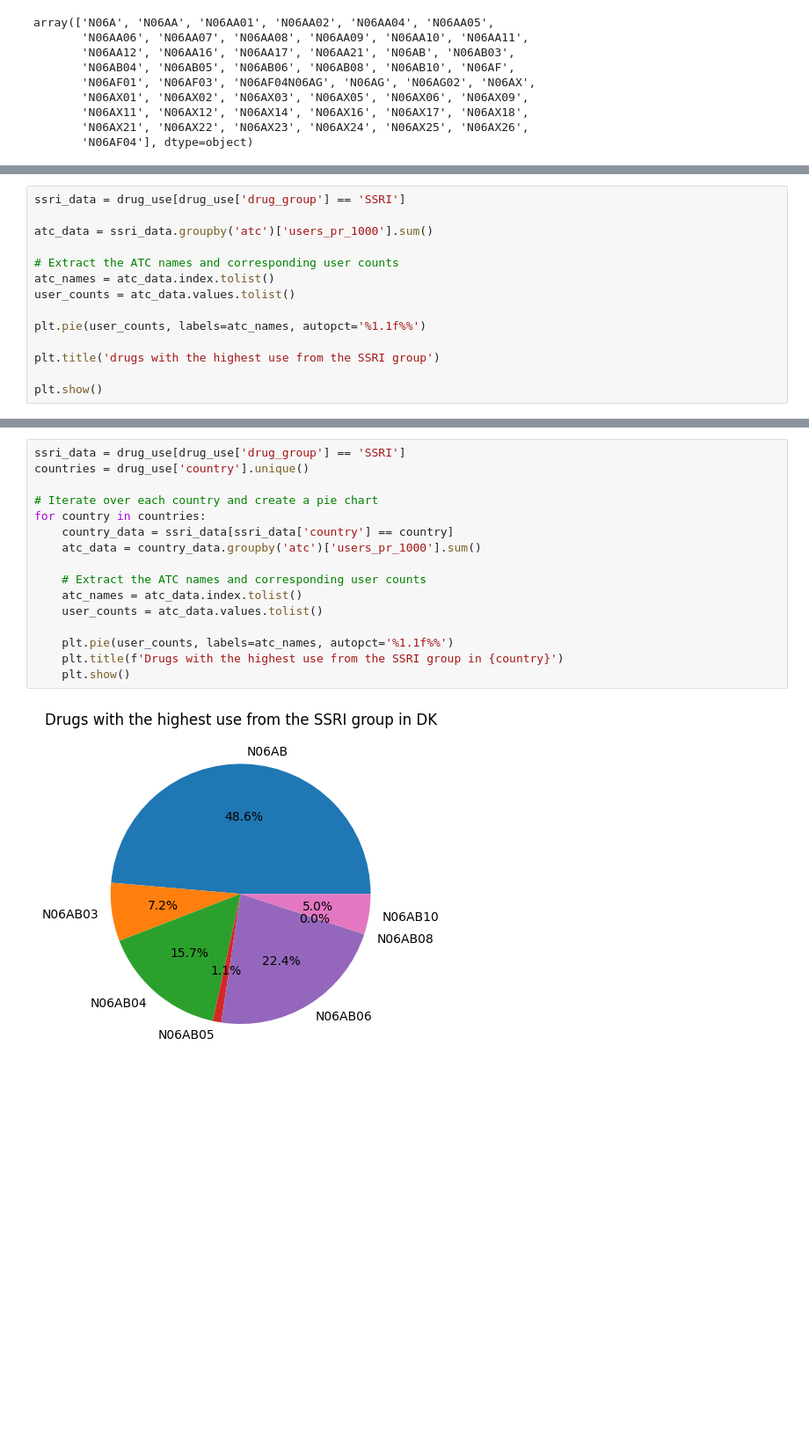
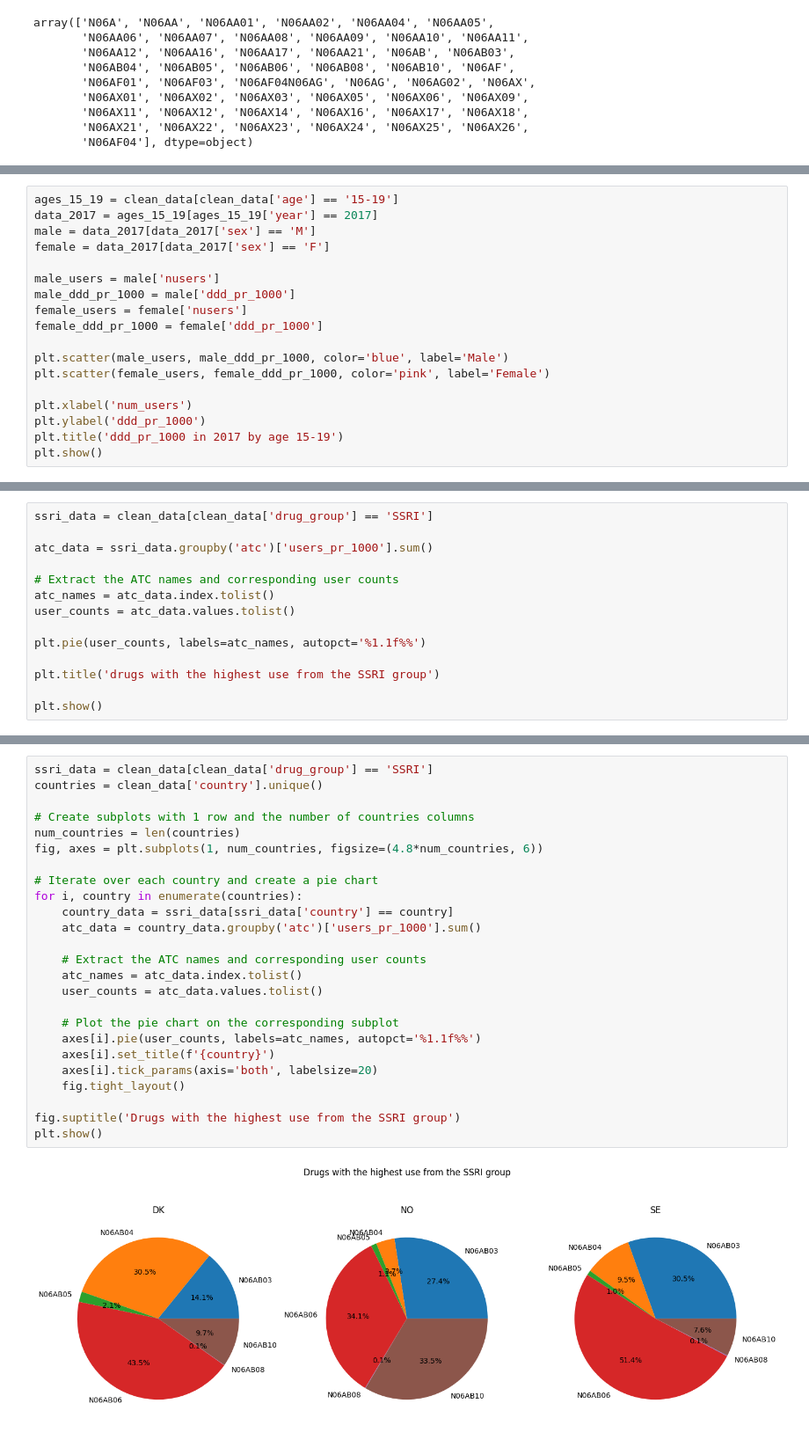
Before and after one commit to Shahar94/EDA-Project, a Jupyter notebook: EDA_project.ipynb, the cells around one changed output, grey strips where cells are left out. Shown at 88% size. Saved outputs shown, nothing was run; the diff lists cells and outputs as text; blank space fills up the shorter version.

```diff
--- a/EDA_project.ipynb
+++ b/EDA_project.ipynb
@@ -189,0 +200,18 @@ array(['5-9', '10-14', '15-19'], dtype=object)
+# %%
+ages_15_19 = clean_data[clean_data['age'] == '15-19']
+data_2017 = ages_15_19[ages_15_19['year'] == 2017]
+male = data_2017[data_2017['sex'] == 'M']
+female = data_2017[data_2017['sex'] == 'F']
+
+male_users = male['nusers']
+male_ddd_pr_1000 = male['ddd_pr_1000']
+female_users = female['nusers']
+female_ddd_pr_1000 = female['ddd_pr_1000']
+
+plt.scatter(male_users, male_ddd_pr_1000, color='blue', label='Male')
+plt.scatter(female_users, female_ddd_pr_1000, color='pink', label='Female')
+
+plt.xlabel('num_users')
+plt.ylabel('ddd_pr_1000')
+plt.title('ddd_pr_1000 in 2017 by age 15-19')
+plt.show()
@@ -298,5 +401,5 @@ plt.show()
 # %%
-ssri_data = drug_use[drug_use['drug_group'] == 'SSRI']
+ssri_data = clean_data[clean_data['drug_group'] == 'SSRI']
 
 atc_data = ssri_data.groupby('atc')['users_pr_1000'].sum()
 
@@ -314,18 +417,27 @@ plt.show()
 # %%
-ssri_data = drug_use[drug_use['drug_group'] == 'SSRI']
-countries = drug_use['country'].unique()
+ssri_data = clean_data[clean_data['drug_group'] == 'SSRI']
+countries = clean_data['country'].unique()
+
+# Create subplots with 1 row and the number of countries columns
+num_countries = len(countries)
+fig, axes = plt.subplots(1, num_countries, figsize=(4.8*num_countries, 6))
 
 # Iterate over each country and create a pie chart
-for country in countries:
+for i, country in enumerate(countries):
     country_data = ssri_data[ssri_data['country'] == country]
     atc_data = country_data.groupby('atc')['users_pr_1000'].sum()
 
     # Extract the ATC names and corresponding user counts
     atc_names = atc_data.index.tolist()
     user_counts = atc_data.values.tolist()
 
-    plt.pie(user_counts, labels=atc_names, autopct='%1.1f%%')
-    plt.title(f'Drugs with the highest use from the SSRI group in {country}')
-    plt.show()
+    # Plot the pie chart on the corresponding subplot
+    axes[i].pie(user_counts, labels=atc_names, autopct='%1.1f%%')
+    axes[i].set_title(f'{country}')
+    axes[i].tick_params(axis='both', labelsize=20)
+    fig.tight_layout()
+
+fig.suptitle('Drugs with the highest use from the SSRI group')
+plt.show()
 # %% [output]
-[figure, old version]
+[figure, new version]
```
Also changed, not shown: parts of 33 cells of this notebook.
